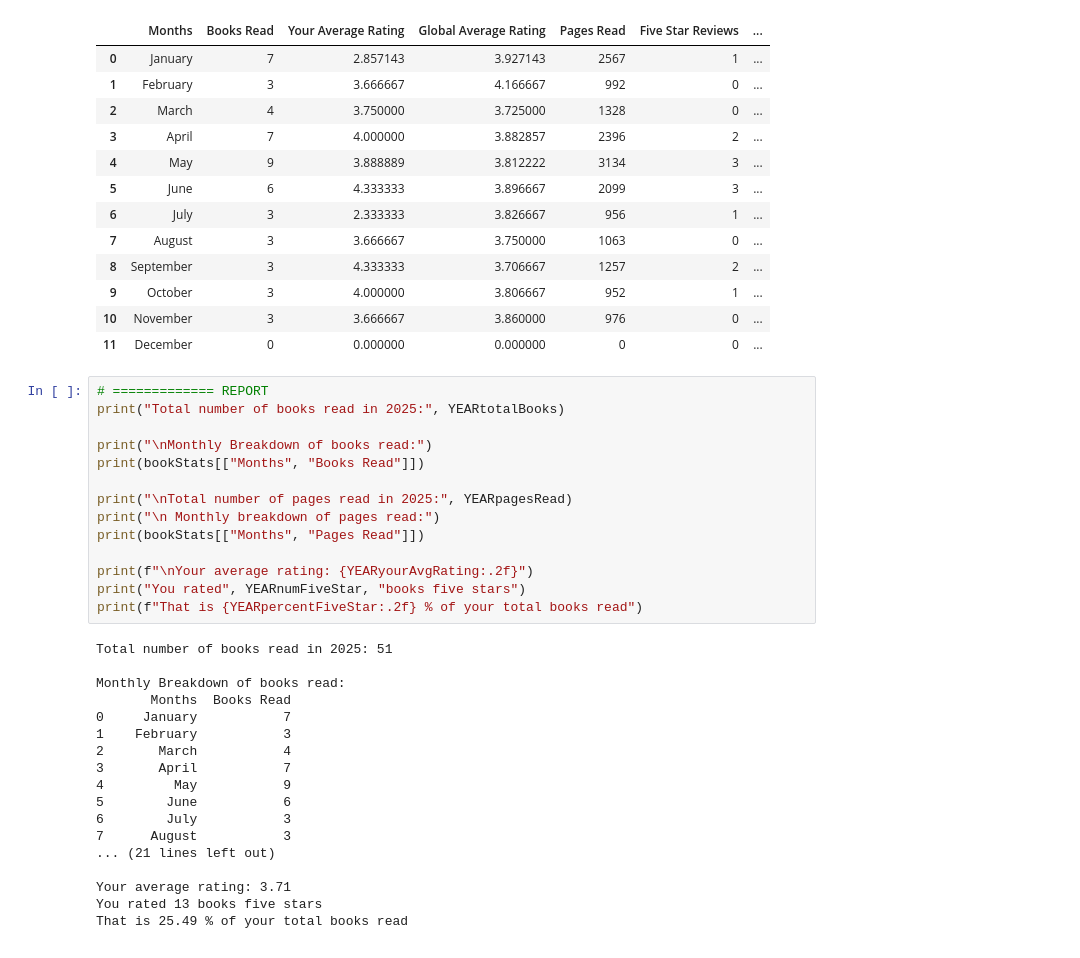
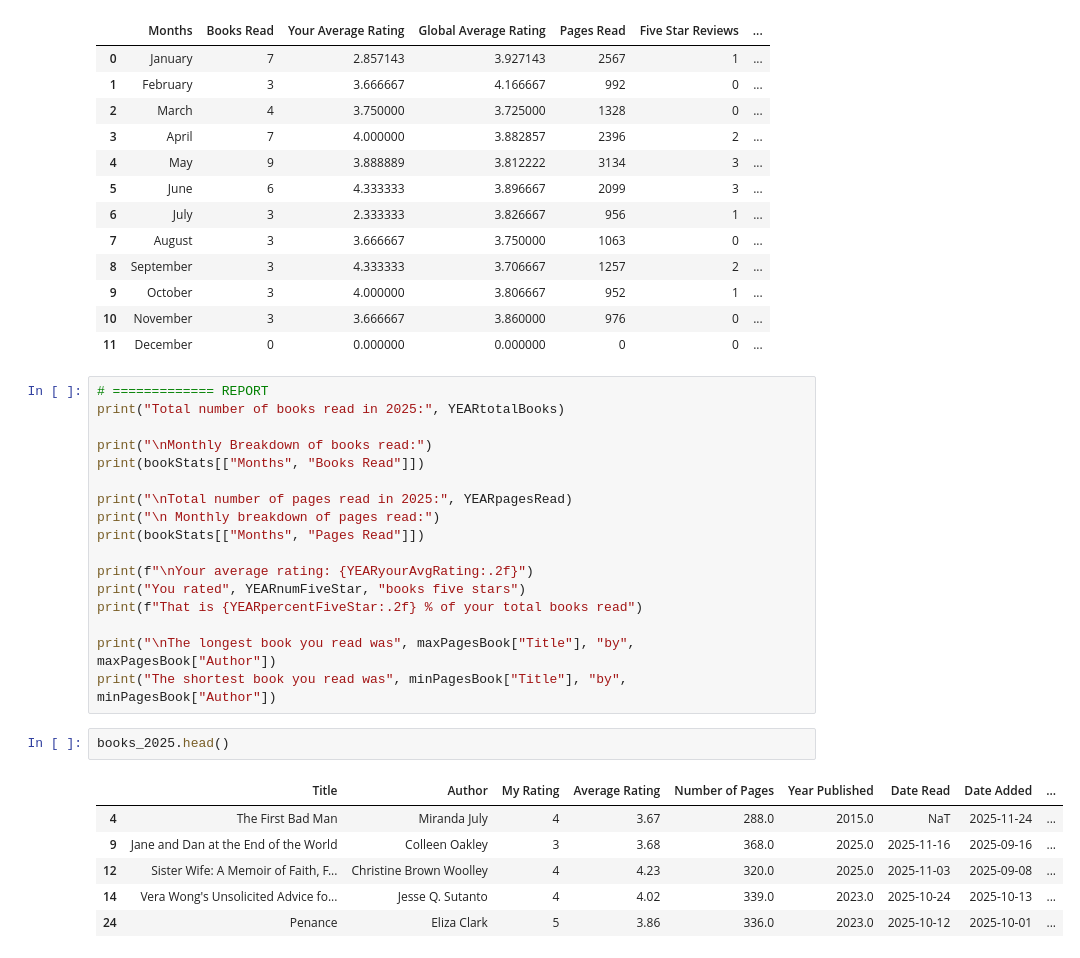
Before and after one commit to melchib/goodreadswrapped, a Jupyter notebook: notebook.ipynb, the cells around one changed output. Drawn from its saved outputs; the diff is of its cells as text.

```diff
--- a/notebook.ipynb
+++ b/notebook.ipynb
@@ -157,21 +157,15 @@ print(bookStats[["Months", "Pages Read"]])
 print(f"\nYour average rating: {YEARyourAvgRating:.2f}")
 print("You rated", YEARnumFiveStar, "books five stars")
 print(f"That is {YEARpercentFiveStar:.2f} % of your total books read")
+
+print("\nThe longest book you read was", maxPagesBook["Title"], "by", maxPagesBook["Author"])
+print("The shortest book you read was", minPagesBook["Title"], "by", minPagesBook["Author"])
-# %% [output]
-Total number of books read in 2025: 51
-
-Monthly Breakdown of books read:
-       Months  Books Read
-0     January           7
-1    February           3
-2       March           4
-3       April           7
-4         May           9
-5        June           6
-6        July           3
-7      August           3
-... (21 lines left out)
-
-Your average rating: 3.71
-You rated 13 books five stars
-That is 25.49 % of your total books read
+# %%
+books_2025.head()
+# %% [output]
+|  | Title | Author | My Rating | Average Rating | Number of Pages | Year Published | Date Read | Date Added | ... |
+| 4 | The First Bad Man | Miranda July | 4 | 3.67 | 288.0 | 2015.0 | NaT | 2025-11-24 | ... |
+| 9 | Jane and Dan at the End of the World | Colleen Oakley | 3 | 3.68 | 368.0 | 2025.0 | 2025-11-16 | 2025-09-16 | ... |
+| 12 | Sister Wife: A Memoir of Faith, F... | Christine Brown Woolley | 4 | 4.23 | 320.0 | 2025.0 | 2025-11-03 | 2025-09-08 | ... |
+| 14 | Vera Wong's Unsolicited Advice fo... | Jesse Q. Sutanto | 4 | 4.02 | 339.0 | 2023.0 | 2025-10-24 | 2025-10-13 | ... |
+| 24 | Penance | Eliza Clark | 5 | 3.86 | 336.0 | 2023.0 | 2025-10-12 | 2025-10-01 | ... |
```
Also changed, not shown: parts of 1 cell of this notebook, 6 other files.
